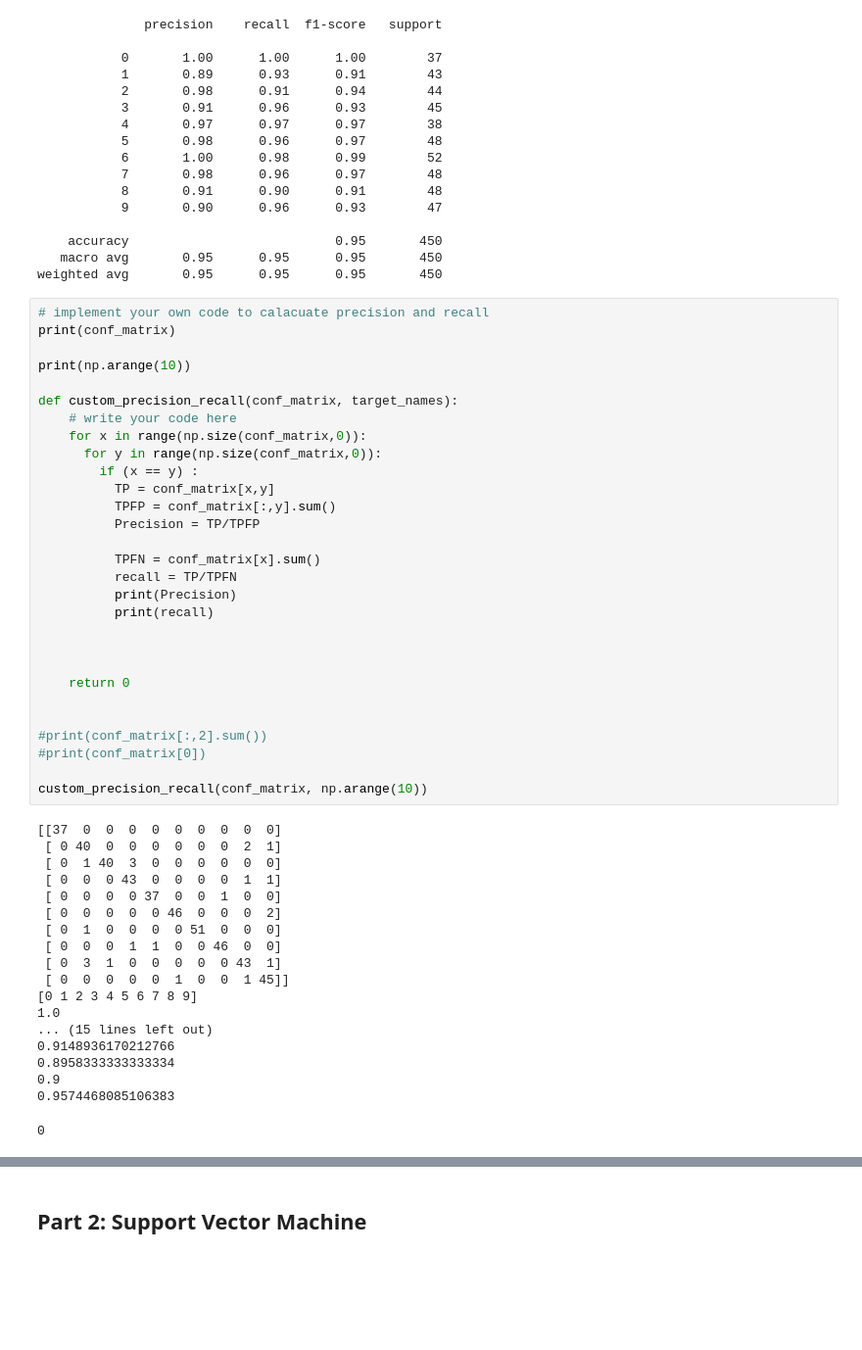
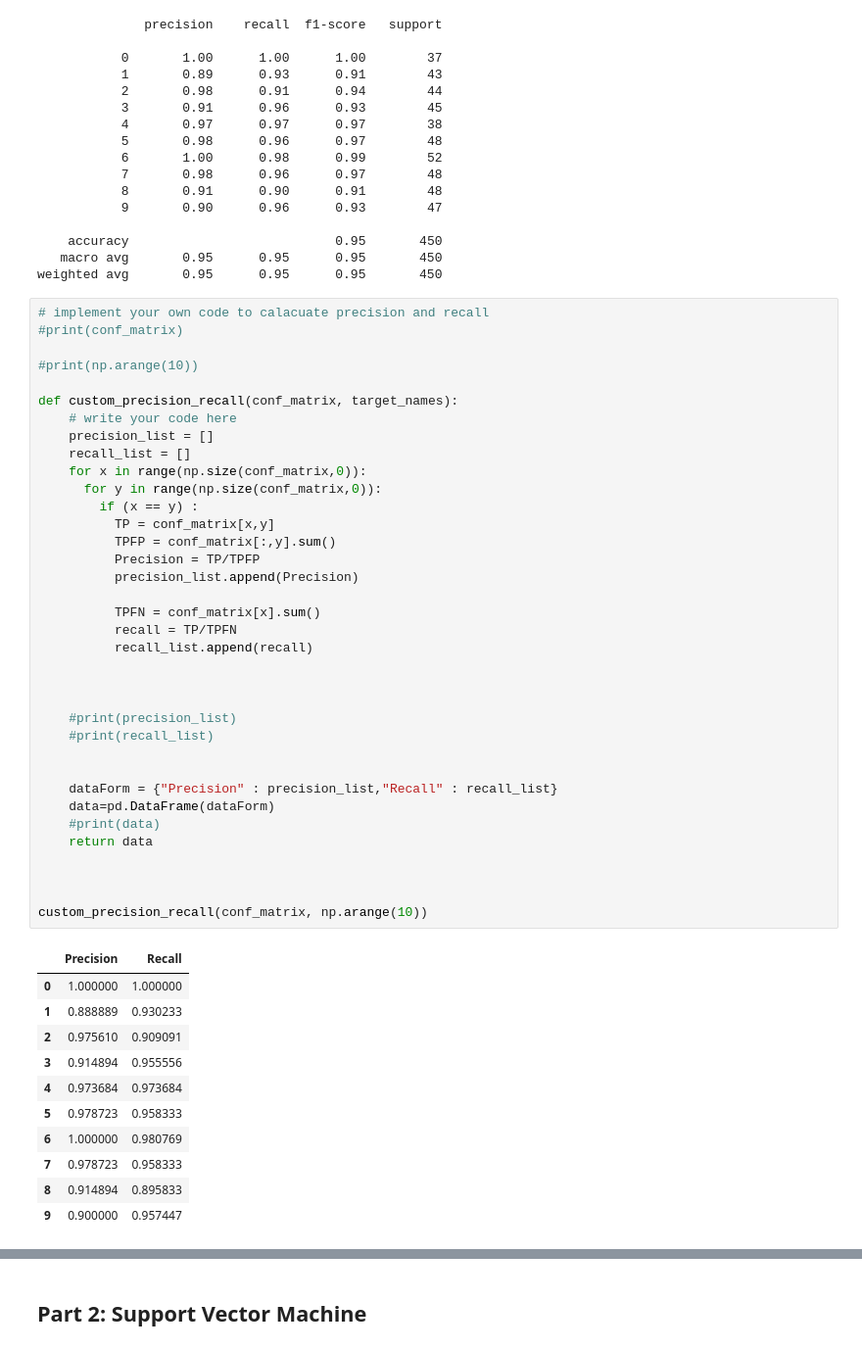
Before and after one commit to LongC24/UVM_CS254_HW, a Jupyter notebook: Assignment_4.ipynb, the cells around one changed output, grey strips where cells are left out. Shown at 98% size. Drawn from its saved outputs; the diff is of its cells as text; blank space fills up the shorter version.

```diff
--- a/Assignment_4.ipynb
+++ b/Assignment_4.ipynb
@@ -189,52 +189,52 @@ print(classification_report(y_test, y_predicted))
 weighted avg       0.95      0.95      0.95       450
 # %%
 # implement your own code to calacuate precision and recall
-print(conf_matrix)
+#print(conf_matrix)
 
-print(np.arange(10))
+#print(np.arange(10))
 
 def custom_precision_recall(conf_matrix, target_names):
     # write your code here
+    precision_list = []
+    recall_list = []
     for x in range(np.size(conf_matrix,0)):
       for y in range(np.size(conf_matrix,0)):
         if (x == y) :
           TP = conf_matrix[x,y]
           TPFP = conf_matrix[:,y].sum()
           Precision = TP/TPFP
+          precision_list.append(Precision)
 
           TPFN = conf_matrix[x].sum()
           recall = TP/TPFN
-          print(Precision)
-          print(recall)
+          recall_list.append(recall)
 
 
 
-    return 0
+    #print(precision_list)
+    #print(recall_list)
 
 
-#print(conf_matrix[:,2].sum())
-#print(conf_matrix[0])
+    dataForm = {"Precision" : precision_list,"Recall" : recall_list}
+    data=pd.DataFrame(dataForm)
+    #print(data)
+    return data
+
+
 
 custom_precision_recall(conf_matrix, np.arange(10))
 # %% [output]
-[[37  0  0  0  0  0  0  0  0  0]
- [ 0 40  0  0  0  0  0  0  2  1]
- [ 0  1 40  3  0  0  0  0  0  0]
- [ 0  0  0 43  0  0  0  0  1  1]
- [ 0  0  0  0 37  0  0  1  0  0]
- [ 0  0  0  0  0 46  0  0  0  2]
- [ 0  1  0  0  0  0 51  0  0  0]
- [ 0  0  0  1  1  0  0 46  0  0]
- [ 0  3  1  0  0  0  0  0 43  1]
- [ 0  0  0  0  0  1  0  0  1 45]]
-[0 1 2 3 4 5 6 7 8 9]
-1.0
-... (15 lines left out)
-0.9148936170212766
-0.8958333333333334
-0.9
-0.9574468085106383
-0
+|  | Precision | Recall |
+| 0 | 1.000000 | 1.000000 |
+| 1 | 0.888889 | 0.930233 |
+| 2 | 0.975610 | 0.909091 |
+| 3 | 0.914894 | 0.955556 |
+| 4 | 0.973684 | 0.973684 |
+| 5 | 0.978723 | 0.958333 |
+| 6 | 1.000000 | 0.980769 |
+| 7 | 0.978723 | 0.958333 |
+| 8 | 0.914894 | 0.895833 |
+| 9 | 0.900000 | 0.957447 |
 # %%
 # Test function for custom_precision_recall,
 # you should get similar to the below values that also should match the classification_report results from sklearn.
```
Also changed, not shown: parts of 3 cells of this notebook.
